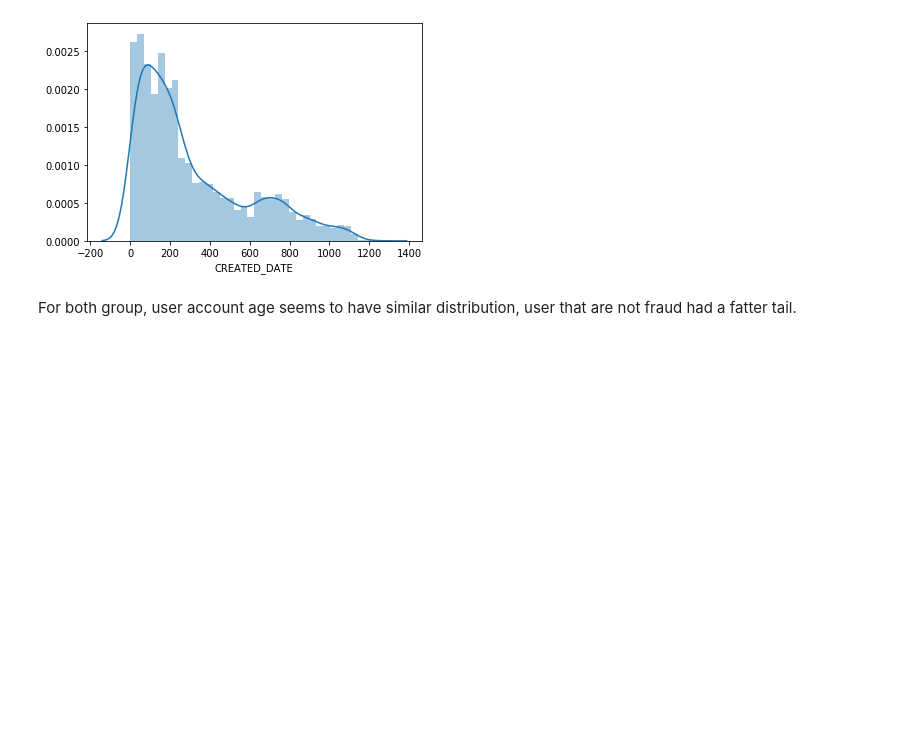
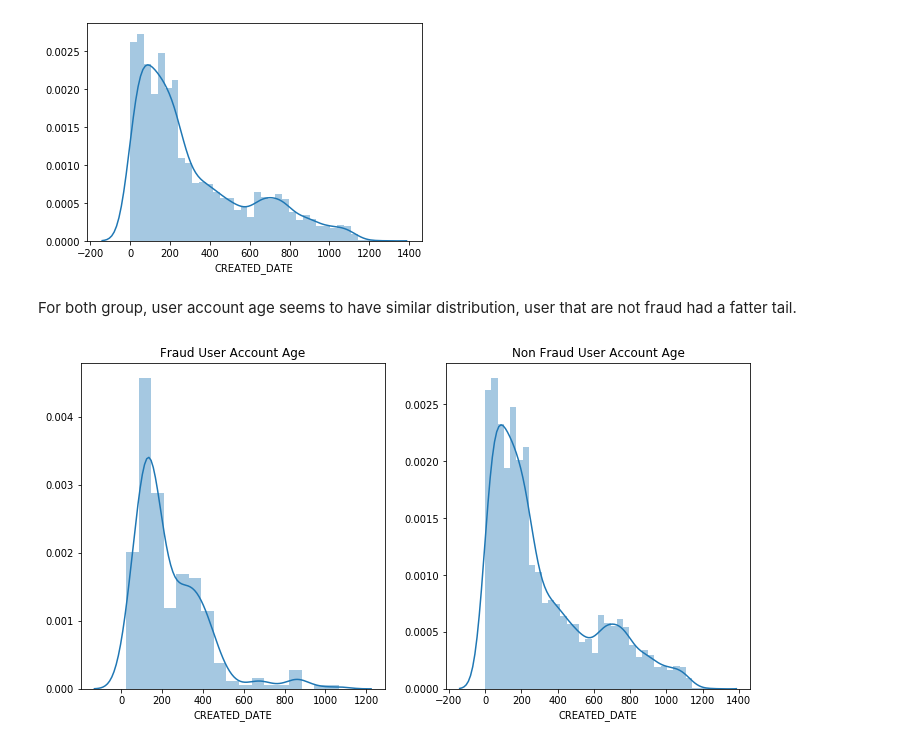
Before and after one commit to chaoskane1314/Detect-Fraud-Financial-Transactions, a Jupyter notebook: src/EDA and Data Cleaning.ipynb, the cells around one changed output. Cells and saved outputs as stored; diff of their text form; code cells hidden in the pictures; blank space fills up the shorter version.

```diff
--- a/src/EDA and Data Cleaning.ipynb
+++ b/src/EDA and Data Cleaning.ipynb
@@ -285,3 +318,12 @@ sns.distplot((pd.to_datetime(users.CREATED_DATE).max() - pd.to_datetime(not_frau
 [figure]
 # %% [markdown]
 For both group, user account age seems to have similar distribution, user that are not fraud had a fatter tail.
+# %%
+fig, axes =plt.subplots(1,2,figsize=(12,6))
+sns.distplot((pd.to_datetime(users.CREATED_DATE).max() - pd.to_datetime(fraud.CREATED_DATE)).dt.days,ax =axes[0])
+axes[0].set_title("Fraud User Account Age")
+sns.distplot((pd.to_datetime(users.CREATED_DATE).max() - pd.to_datetime(not_fraud.CREATED_DATE)).dt.days,ax= axes[1]);
+axes[1].set_title("Non Fraud User Account Age")
+plt.savefig("../img/Account Age")
+# %% [output]
+[figure, added]
```
Also changed, not shown: parts of 13 cells of this notebook, 30 other files.
